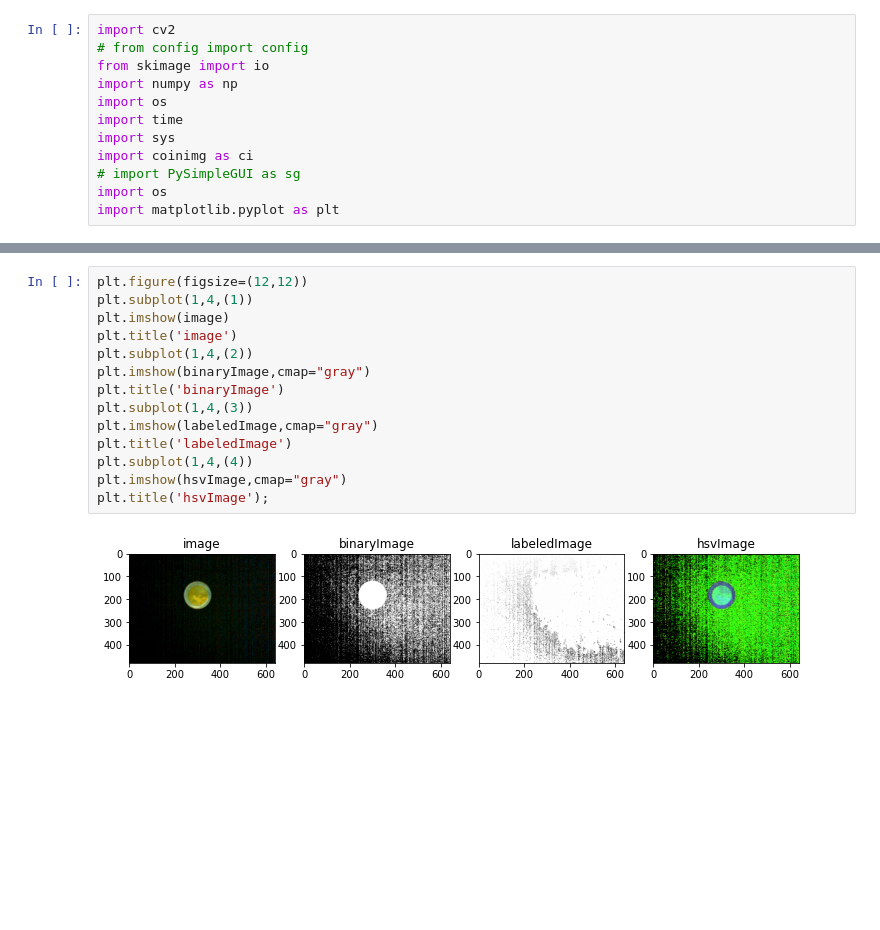
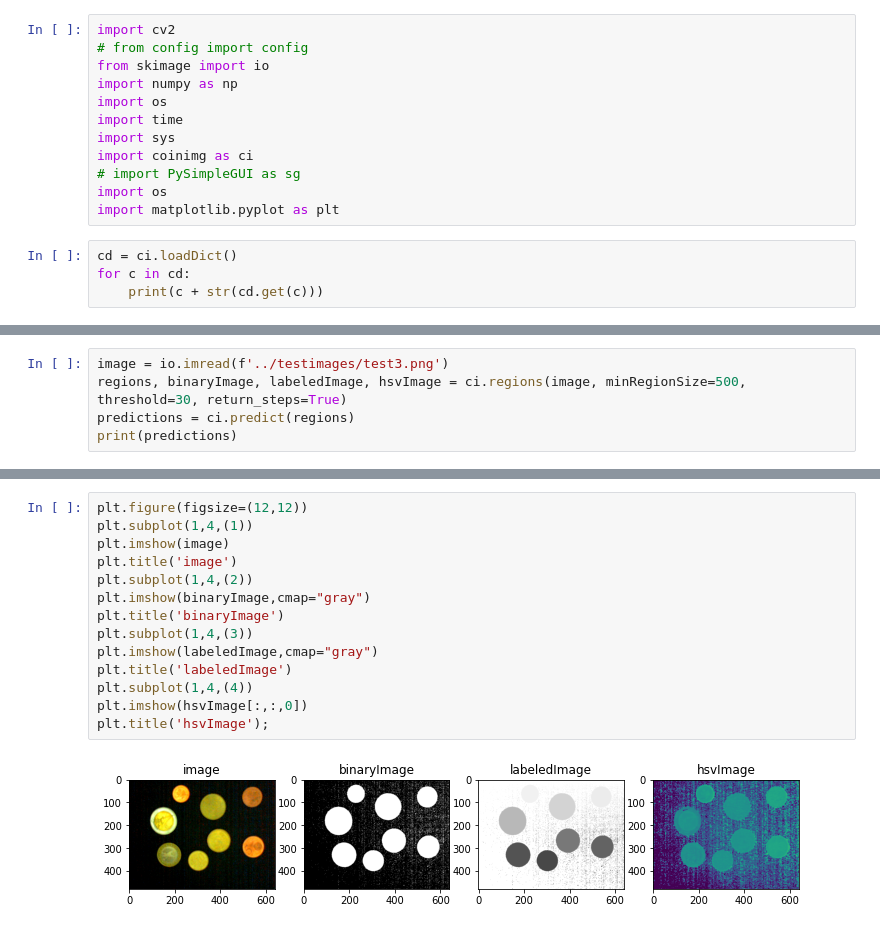
Before and after one commit to MSchmidtHTWG/Muenzzaehler, a Jupyter notebook: src/coinimg_test.ipynb, the cells around one changed output, grey strips where cells are left out. Drawn from its saved outputs; the diff is of its cells as text; blank space fills up the shorter version.

Commit message:
test prediction

```diff
--- a/src/coinimg_test.ipynb
+++ b/src/coinimg_test.ipynb
@@ -10,3 +10,7 @@ import coinimg as ci
 # import PySimpleGUI as sg
 import os
 import matplotlib.pyplot as plt
+# %%
+cd = ci.loadDict()
+for c in cd:
+    print(c + str(cd.get(c)))
@@ -17,0 +61,5 @@ regions, binaryImage, labeledImage, hsvImage = ci.regions(image, minRegionSize=5
+# %%
+image = io.imread(f'../testimages/test3.png')
+regions, binaryImage, labeledImage, hsvImage = ci.regions(image, minRegionSize=500, threshold=30, return_steps=True)
+predictions = ci.predict(regions)
+print(predictions)
@@ -27,16 +82,16 @@ for region in regions:
 # %%
 plt.figure(figsize=(12,12))
 plt.subplot(1,4,(1))
 plt.imshow(image)
 plt.title('image')
 plt.subplot(1,4,(2))
 plt.imshow(binaryImage,cmap="gray")
 plt.title('binaryImage')
 plt.subplot(1,4,(3))
 plt.imshow(labeledImage,cmap="gray")
 plt.title('labeledImage')
 plt.subplot(1,4,(4))
-plt.imshow(hsvImage,cmap="gray")
+plt.imshow(hsvImage[:,:,0])
 plt.title('hsvImage');
 # %% [output]
-[figure, old version]
+[figure, new version]
```
Also changed, not shown: parts of 5 cells of this notebook, 4 other files.
